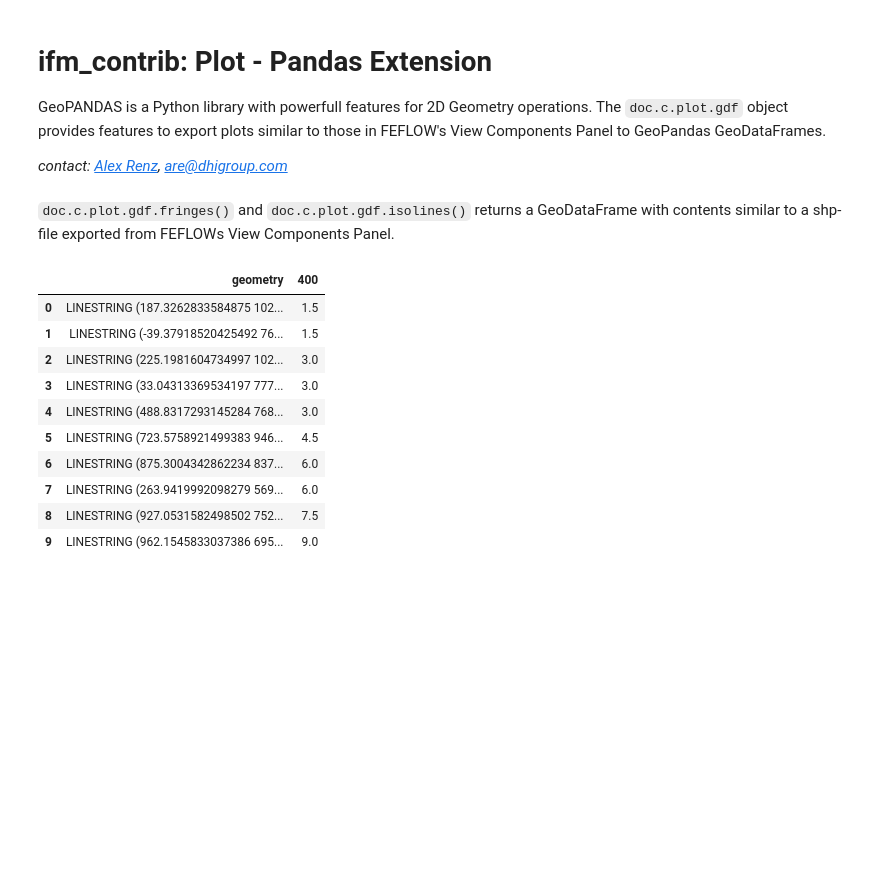
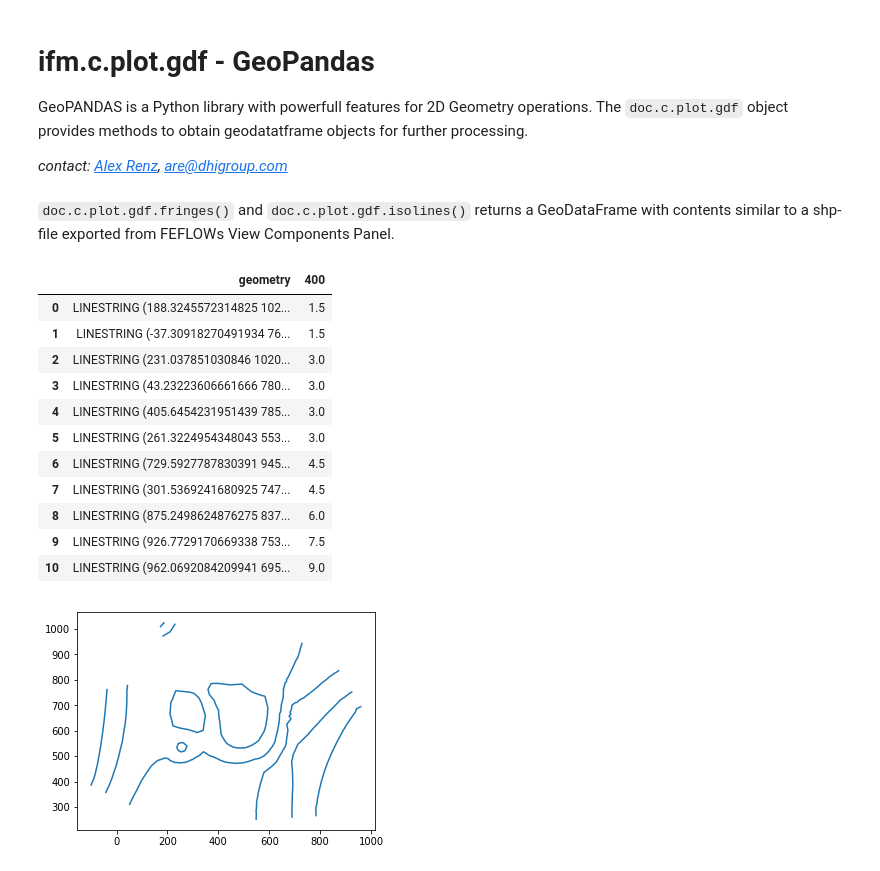
Before and after one commit to red5alex/ifm_contrib, a Jupyter notebook: doc/Notebooks/pandas-fringes-and-isolines.ipynb, the cells around one changed output. Cells and saved outputs as stored; diff of their text form; code cells hidden in the pictures; blank space fills up the shorter version.

```diff
--- a/doc/Notebooks/pandas-fringes-and-isolines.ipynb
+++ b/doc/Notebooks/pandas-fringes-and-isolines.ipynb
@@ -1,8 +1,7 @@
 # %% [markdown]
-# ifm_contrib: Plot - Pandas Extension
+# ifm.c.plot.gdf - GeoPandas
 
-GeoPANDAS is a Python library with powerfull features for 2D Geometry operations.
-The `doc.c.plot.gdf` object provides features to export plots similar to those in FEFLOW's View Components Panel to GeoPandas GeoDataFrames.
+GeoPANDAS is a Python library with powerfull features for 2D Geometry operations. The `doc.c.plot.gdf` object provides methods to obtain geodatatframe objects for further processing.
 
 *contact: [Alex Renz](https://github.com/red5alex), are@dhigroup.com*
 # %%
@@ -19,19 +18,22 @@ doc = ifm.loadDocument("./../../unittests/models/example_2D.dac")
 # %%
 # get isocontourlines of head as geodataframe
 gdf_isolines = doc.c.plot.gdf.isolines(par=Enum.P_HEAD)
+gdf_isolines.plot()
 gdf_isolines
 # %% [output]
 |  | geometry | 400 |
-| 0 | LINESTRING (187.3262833584875 102... | 1.5 |
-| 1 | LINESTRING (-39.37918520425492 76... | 1.5 |
-| 2 | LINESTRING (225.1981604734997 102... | 3.0 |
-| 3 | LINESTRING (33.04313369534197 777... | 3.0 |
-| 4 | LINESTRING (488.8317293145284 768... | 3.0 |
-| 5 | LINESTRING (723.5758921499383 946... | 4.5 |
-| 6 | LINESTRING (875.3004342862234 837... | 6.0 |
-| 7 | LINESTRING (263.9419992098279 569... | 6.0 |
-| 8 | LINESTRING (927.0531582498502 752... | 7.5 |
-| 9 | LINESTRING (962.1545833037386 695... | 9.0 |
+| 0 | LINESTRING (188.3245572314825 102... | 1.5 |
+| 1 | LINESTRING (-37.30918270491934 76... | 1.5 |
+| 2 | LINESTRING (231.037851030846 1020... | 3.0 |
+| 3 | LINESTRING (43.23223606661666 780... | 3.0 |
+| 4 | LINESTRING (405.6454231951439 785... | 3.0 |
+| 5 | LINESTRING (261.3224954348043 553... | 3.0 |
+| 6 | LINESTRING (729.5927787830391 945... | 4.5 |
+| 7 | LINESTRING (301.5369241680925 747... | 4.5 |
+| 8 | LINESTRING (875.2498624876275 837... | 6.0 |
+| 9 | LINESTRING (926.7729170669338 753... | 7.5 |
+| 10 | LINESTRING (962.0692084209941 695... | 9.0 |
+[figure, added]
 # %%
 # get fringes polygons
 gdf_fringes = doc.c.plot.gdf.fringes(Enum.P_HEAD)
```
Also changed, not shown: parts of 4 cells of this notebook, 1 other file.
